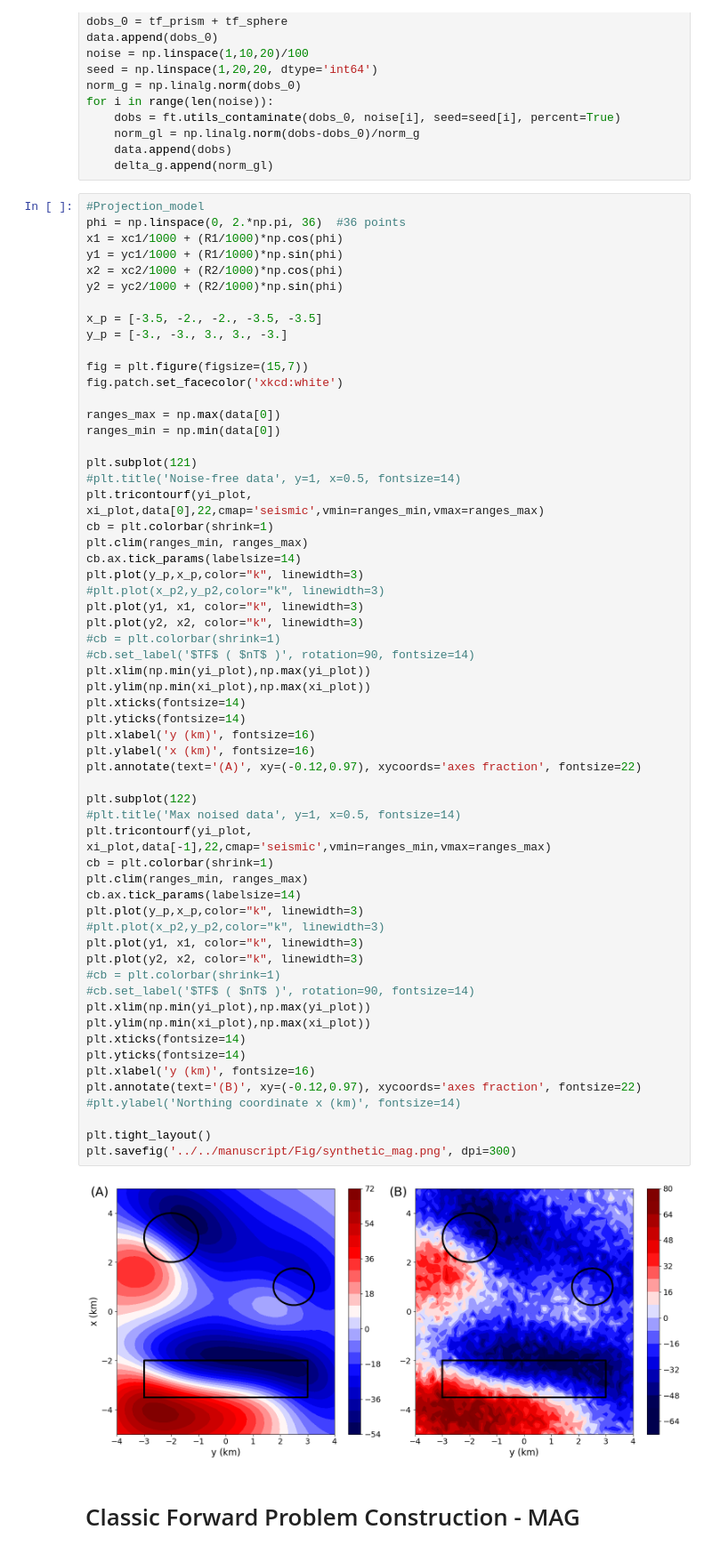
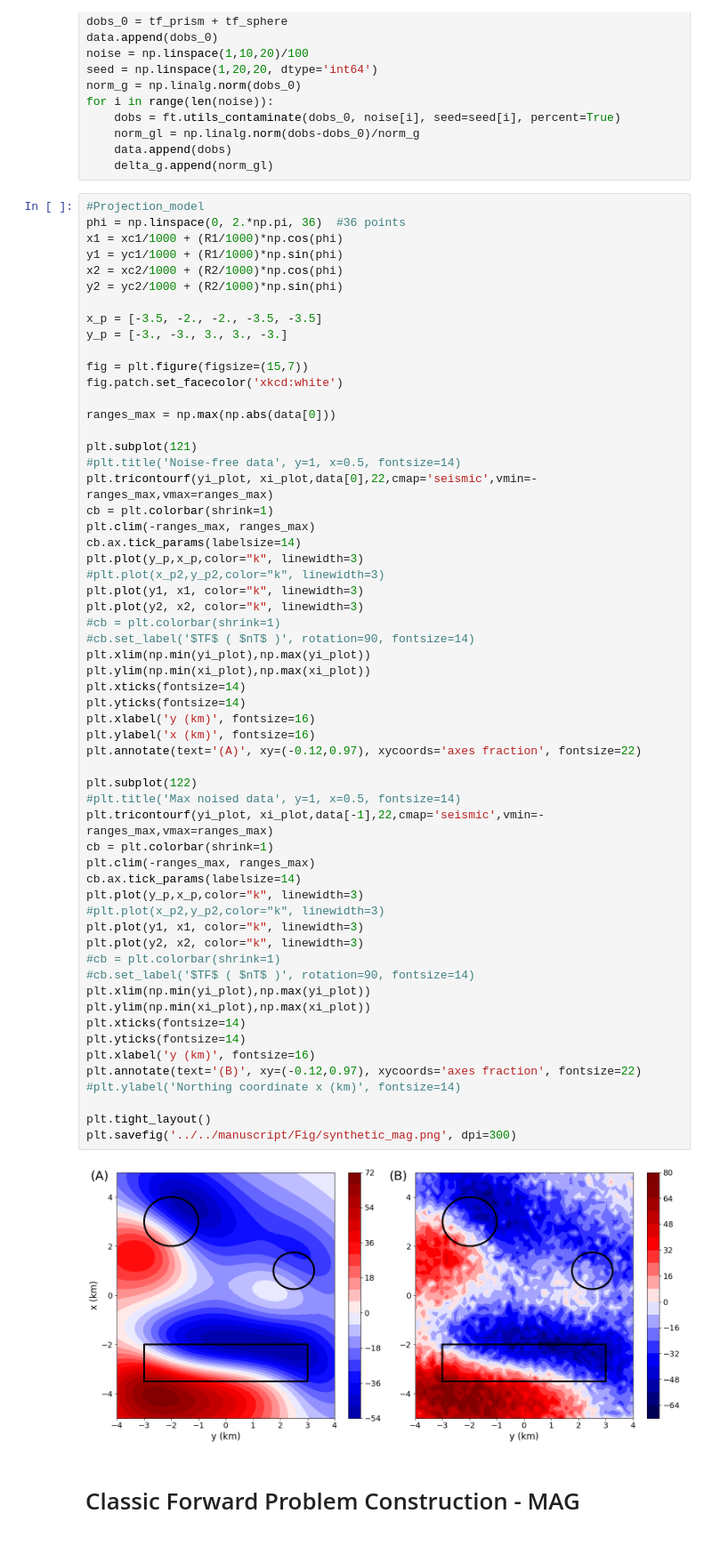
Before and after one commit to DiegoTaka/fast_equivalent_layer, a Jupyter notebook: code/mag/Stability_comparison_mag.ipynb, the cells around one changed output. Shown at 89% size. Cells and saved outputs as stored; diff of their text form.

```diff
--- a/code/mag/Stability_comparison_mag.ipynb
+++ b/code/mag/Stability_comparison_mag.ipynb
@@ -95,14 +95,13 @@ y_p = [-3., -3., 3., 3., -3.]
 fig = plt.figure(figsize=(15,7))
 fig.patch.set_facecolor('xkcd:white')
 
-ranges_max = np.max(data[0])
-ranges_min = np.min(data[0])
+ranges_max = np.max(np.abs(data[0]))
 
 plt.subplot(121)
 #plt.title('Noise-free data', y=1, x=0.5, fontsize=14)
-plt.tricontourf(yi_plot, xi_plot,data[0],22,cmap='seismic',vmin=ranges_min,vmax=ranges_max)
+plt.tricontourf(yi_plot, xi_plot,data[0],22,cmap='seismic',vmin=-ranges_max,vmax=ranges_max)
 cb = plt.colorbar(shrink=1)
-plt.clim(ranges_min, ranges_max)
+plt.clim(-ranges_max, ranges_max)
 cb.ax.tick_params(labelsize=14)
 plt.plot(y_p,x_p,color="k", linewidth=3)
 #plt.plot(x_p2,y_p2,color="k", linewidth=3)
@@ -112,36 +111,36 @@ plt.plot(y2, x2, color="k", linewidth=3)
 #cb.set_label('$TF$ ( $nT$ )', rotation=90, fontsize=14)
 plt.xlim(np.min(yi_plot),np.max(yi_plot))
 plt.ylim(np.min(xi_plot),np.max(xi_plot))
 plt.xticks(fontsize=14)
 plt.yticks(fontsize=14)
 plt.xlabel('y (km)', fontsize=16)
 plt.ylabel('x (km)', fontsize=16)
 plt.annotate(text='(A)', xy=(-0.12,0.97), xycoords='axes fraction', fontsize=22)
 
 plt.subplot(122)
 #plt.title('Max noised data', y=1, x=0.5, fontsize=14)
-plt.tricontourf(yi_plot, xi_plot,data[-1],22,cmap='seismic',vmin=ranges_min,vmax=ranges_max)
+plt.tricontourf(yi_plot, xi_plot,data[-1],22,cmap='seismic',vmin=-ranges_max,vmax=ranges_max)
 cb = plt.colorbar(shrink=1)
-plt.clim(ranges_min, ranges_max)
+plt.clim(-ranges_max, ranges_max)
 cb.ax.tick_params(labelsize=14)
 plt.plot(y_p,x_p,color="k", linewidth=3)
 #plt.plot(x_p2,y_p2,color="k", linewidth=3)
 plt.plot(y1, x1, color="k", linewidth=3)
 plt.plot(y2, x2, color="k", linewidth=3)
 #cb = plt.colorbar(shrink=1)
 #cb.set_label('$TF$ ( $nT$ )', rotation=90, fontsize=14)
 plt.xlim(np.min(yi_plot),np.max(yi_plot))
 plt.ylim(np.min(xi_plot),np.max(xi_plot))
 plt.xticks(fontsize=14)
 plt.yticks(fontsize=14)
 plt.xlabel('y (km)', fontsize=16)
 plt.annotate(text='(B)', xy=(-0.12,0.97), xycoords='axes fraction', fontsize=22)
 #plt.ylabel('Northing coordinate x (km)', fontsize=14)
 
 plt.tight_layout()
 plt.savefig('../../manuscript/Fig/synthetic_mag.png', dpi=300)
 # %% [output]
-[figure, old version]
+[figure, new version]
 # %% [markdown]
 # Classic Forward Problem Construction - MAG
 # %%
```
Also changed, not shown: parts of 3 cells of this notebook, 3 other files.
